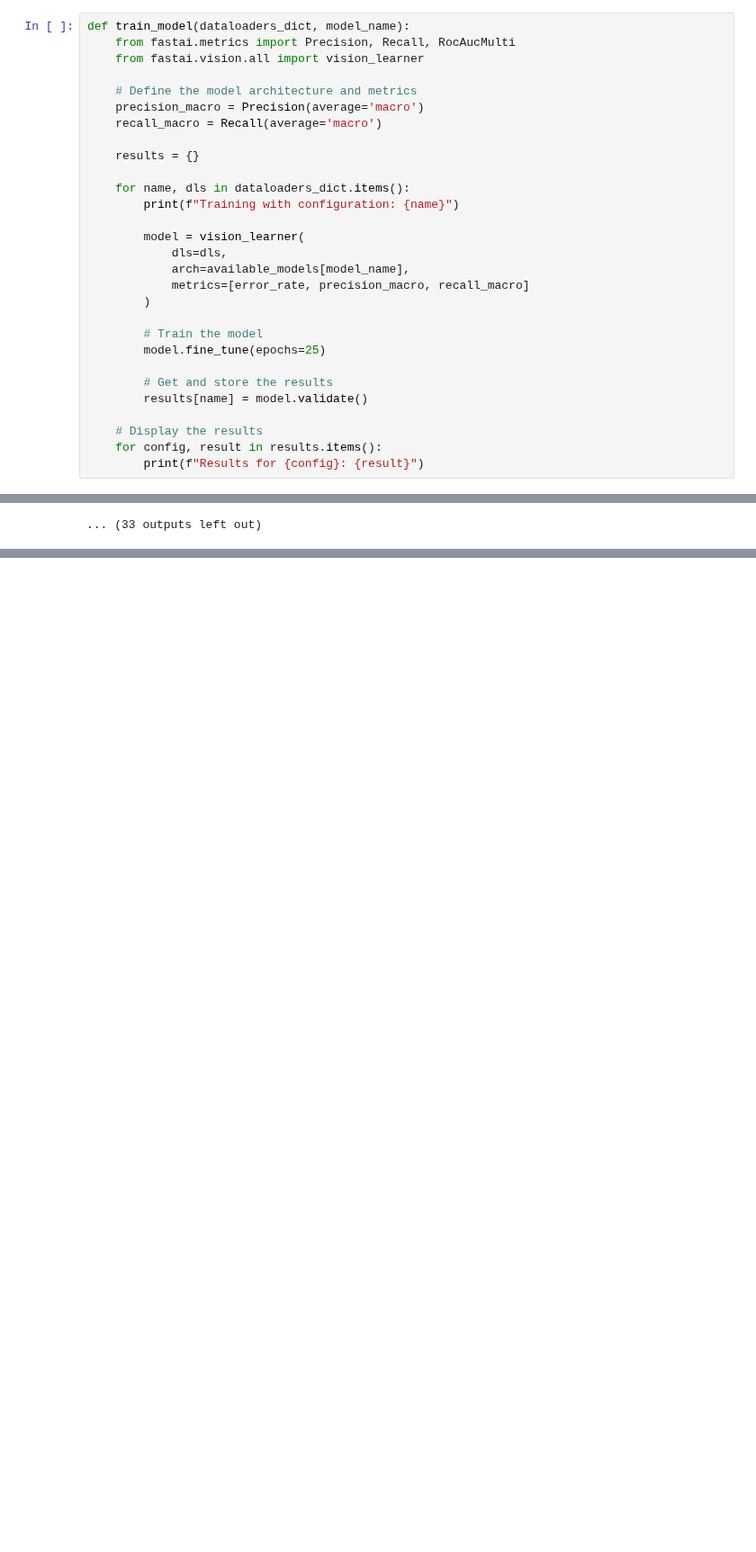
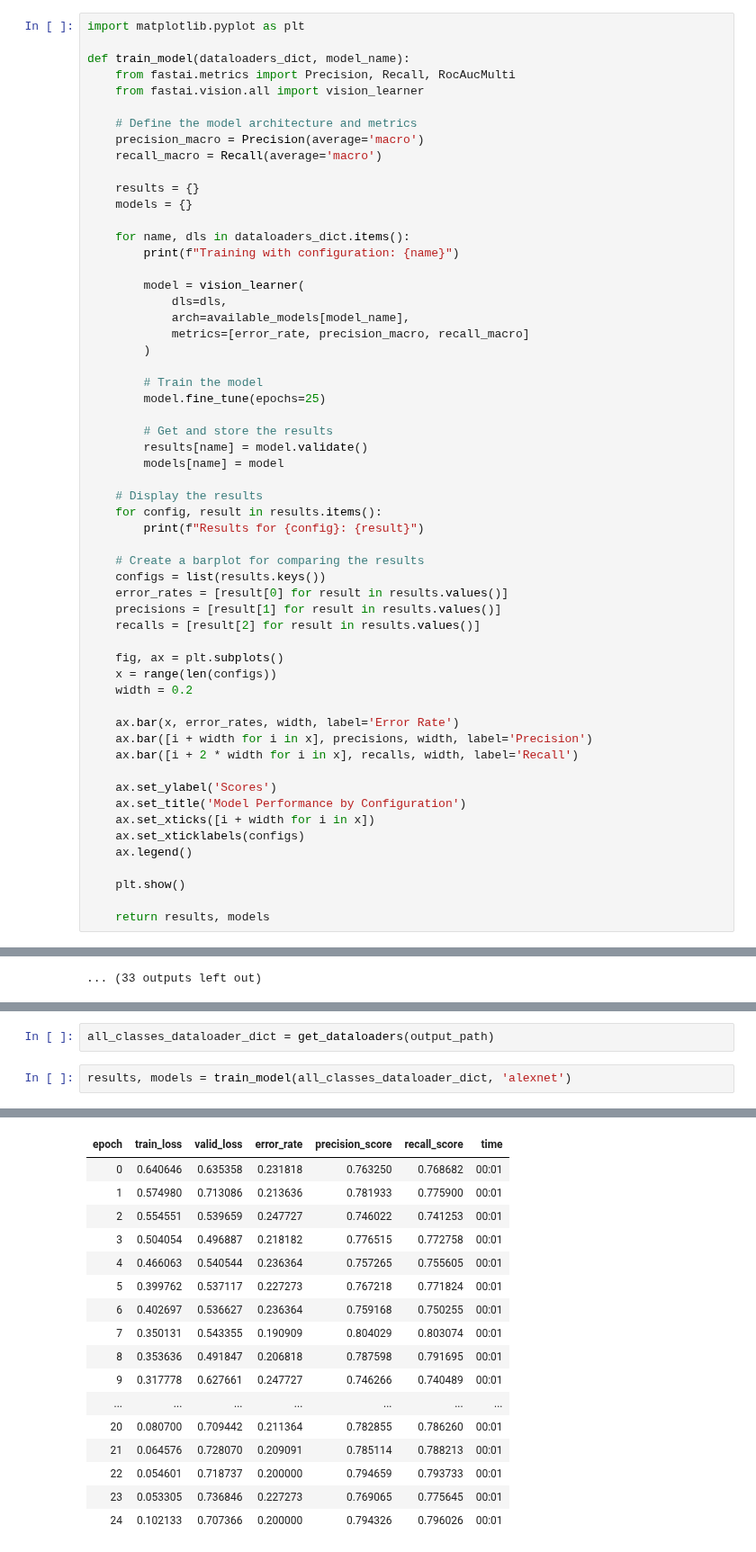
Before and after one commit to elorberb/thesis, a Jupyter notebook: src/classification/notebooks/fastai_blurry_classification.ipynb, the cells around one changed output, grey strips where cells are left out. Shown at 90% size. Saved outputs shown, nothing was run; the diff lists cells and outputs as text; blank space fills up the shorter version.

```diff
--- a/src/classification/notebooks/fastai_blurry_classification.ipynb
+++ b/src/classification/notebooks/fastai_blurry_classification.ipynb
@@ -243,4 +247,6 @@ amber_dataloaders_dict = get_dataloaders(amber_dataset_path)
 # %%
+import matplotlib.pyplot as plt
+
 def train_model(dataloaders_dict, model_name):
     from fastai.metrics import Precision, Recall, RocAucMulti
     from fastai.vision.all import vision_learner
@@ -250,6 +256,7 @@ def train_model(dataloaders_dict, model_name):
     recall_macro = Recall(average='macro')
 
     results = {}
+    models = {}
 
     for name, dls in dataloaders_dict.items():
         print(f"Training with configuration: {name}")
@@ -265,10 +272,35 @@ def train_model(dataloaders_dict, model_name):
 
         # Get and store the results
         results[name] = model.validate()
+        models[name] = model
 
     # Display the results
     for config, result in results.items():
         print(f"Results for {config}: {result}")
+
+    # Create a barplot for comparing the results
+    configs = list(results.keys())
+    error_rates = [result[0] for result in results.values()]
+    precisions = [result[1] for result in results.values()]
+    recalls = [result[2] for result in results.values()]
+
+    fig, ax = plt.subplots()
+    x = range(len(configs))
+    width = 0.2
+
+    ax.bar(x, error_rates, width, label='Error Rate')
+    ax.bar([i + width for i in x], precisions, width, label='Precision')
+    ax.bar([i + 2 * width for i in x], recalls, width, label='Recall')
+
+    ax.set_ylabel('Scores')
+    ax.set_title('Model Performance by Configuration')
+    ax.set_xticks([i + width for i in x])
+    ax.set_xticklabels(configs)
+    ax.legend()
+
+    plt.show()
+
+    return results, models
 # %% [markdown]
 #### Clear Classification
 # %%
@@ -413,0 +505,5 @@ Training with configuration: convert_to_hsv
+# %%
+all_classes_dataloader_dict = get_dataloaders(output_path)
+# %%
+results, models = train_model(all_classes_dataloader_dict, 'alexnet')
+# %% [output]
@@ -413,0 +513,17 @@ Training with configuration: convert_to_hsv
+| epoch | train_loss | valid_loss | error_rate | precision_score | recall_score | time |
+| 0 | 0.640646 | 0.635358 | 0.231818 | 0.763250 | 0.768682 | 00:01 |
+| 1 | 0.574980 | 0.713086 | 0.213636 | 0.781933 | 0.775900 | 00:01 |
+| 2 | 0.554551 | 0.539659 | 0.247727 | 0.746022 | 0.741253 | 00:01 |
+| 3 | 0.504054 | 0.496887 | 0.218182 | 0.776515 | 0.772758 | 00:01 |
+| 4 | 0.466063 | 0.540544 | 0.236364 | 0.757265 | 0.755605 | 00:01 |
+| 5 | 0.399762 | 0.537117 | 0.227273 | 0.767218 | 0.771824 | 00:01 |
+| 6 | 0.402697 | 0.536627 | 0.236364 | 0.759168 | 0.750255 | 00:01 |
+| 7 | 0.350131 | 0.543355 | 0.190909 | 0.804029 | 0.803074 | 00:01 |
+| 8 | 0.353636 | 0.491847 | 0.206818 | 0.787598 | 0.791695 | 00:01 |
+| 9 | 0.317778 | 0.627661 | 0.247727 | 0.746266 | 0.740489 | 00:01 |
+| ... | ... | ... | ... | ... | ... | ... |
+| 20 | 0.080700 | 0.709442 | 0.211364 | 0.782855 | 0.786260 | 00:01 |
+| 21 | 0.064576 | 0.728070 | 0.209091 | 0.785114 | 0.788213 | 00:01 |
+| 22 | 0.054601 | 0.718737 | 0.200000 | 0.794659 | 0.793733 | 00:01 |
+| 23 | 0.053305 | 0.736846 | 0.227273 | 0.769065 | 0.775645 | 00:01 |
+| 24 | 0.102133 | 0.707366 | 0.200000 | 0.794326 | 0.796026 | 00:01 |
```
Also changed, not shown: parts of 5 cells of this notebook, 6 other files.
